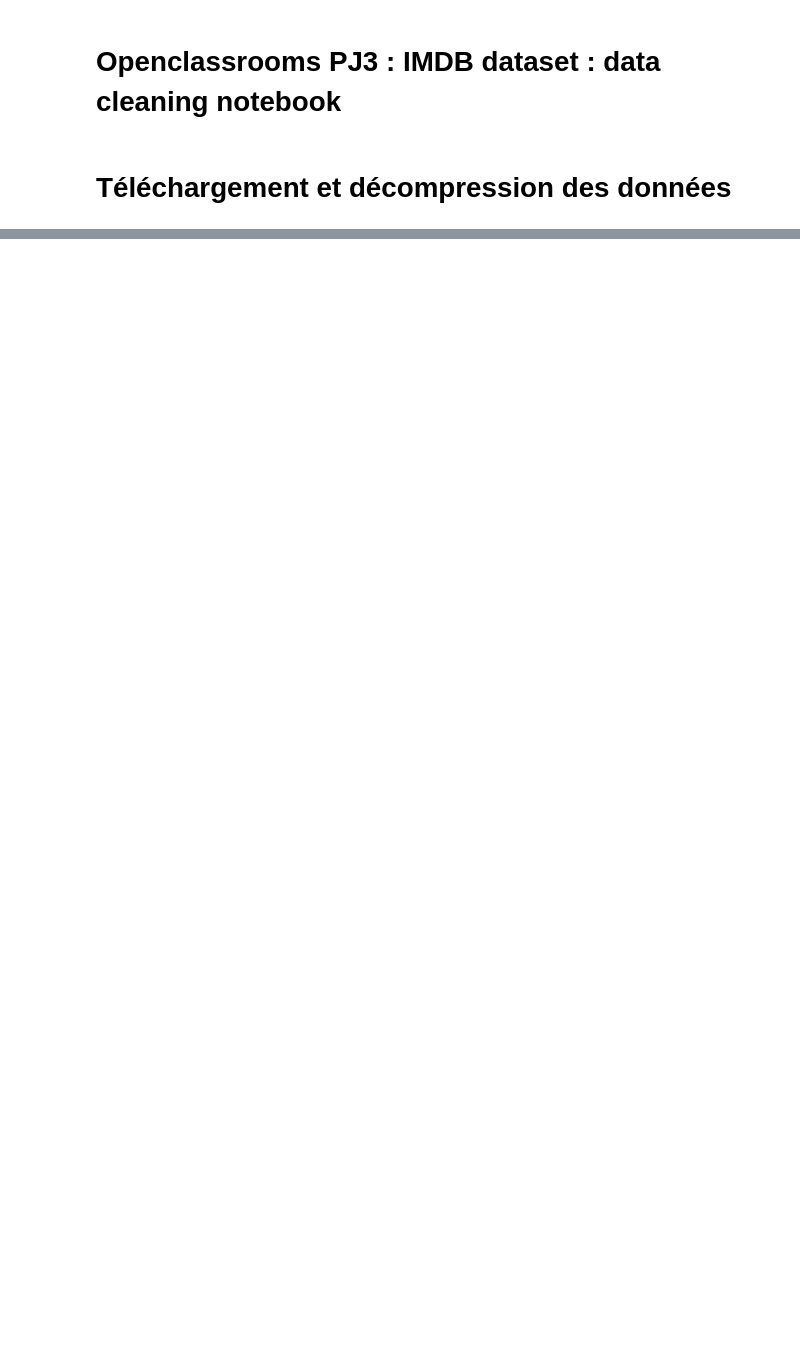
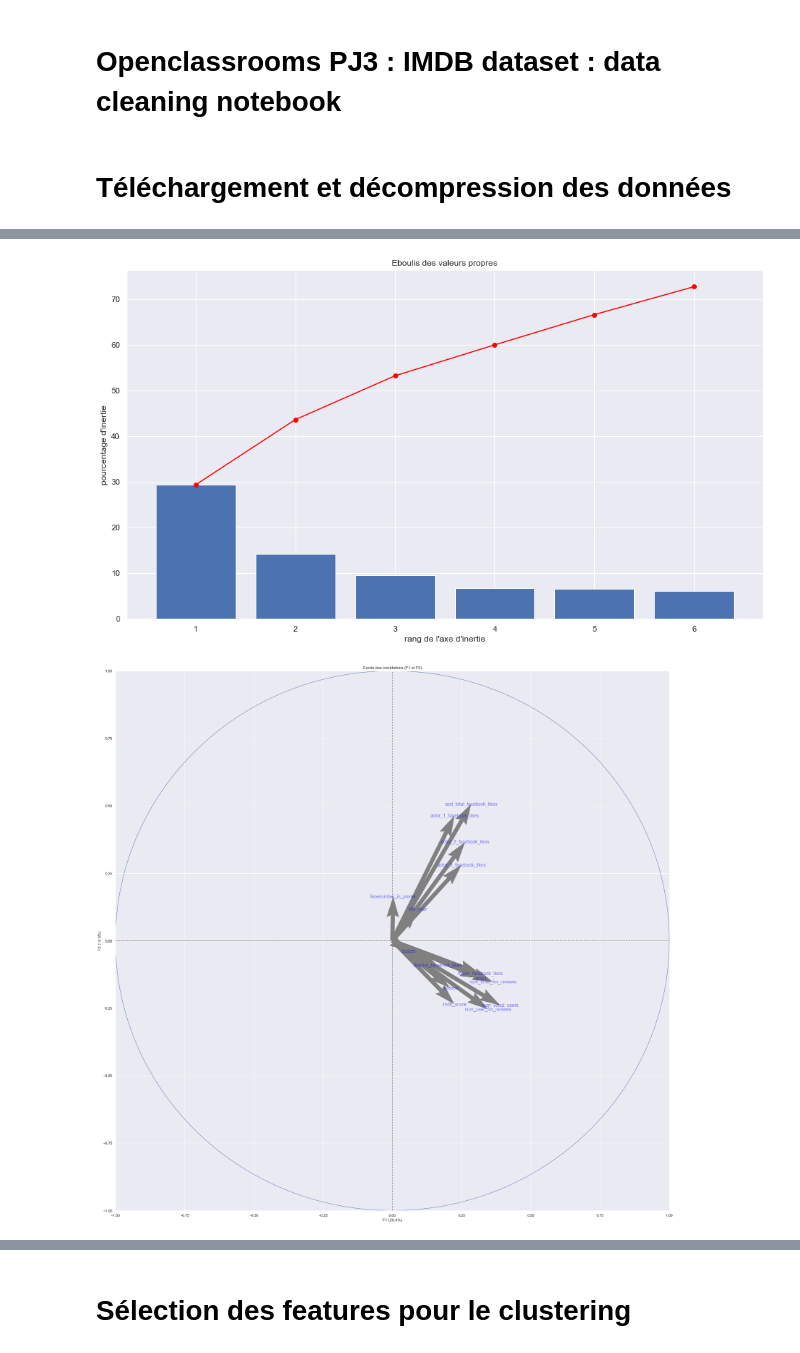
Before and after one commit to Severac/openclassrooms, a Jupyter notebook: PJ3/PJ3_dataclean.ipynb, the cells around one changed output, grey strips where cells are left out. Drawn from its saved outputs; the diff is of its cells as text; code cells hidden in the pictures; blank space fills up the shorter version.

```diff
--- a/PJ3/PJ3_dataclean.ipynb
+++ b/PJ3/PJ3_dataclean.ipynb
@@ -52,0 +420,58 @@ if (DOWNLOAD_DATA == True):
+# %%
+
+from sklearn import decomposition
+from sklearn import preprocessing
+
+# Import `PCA` from `sklearn.decomposition`
+from sklearn.decomposition import PCA
+
+# Build the model
+pca = PCA(n_components=2)
+
+# choix du nombre de composantes à calculer
+n_comp = 6
+
+# import de l'échantillon
+data = df
+
+# selection des colonnes à prendre en compte dans l'ACP
+data_pca = df [numerical_features]
+
+# préparation des données pour l'ACP
+#data_pca = data_pca.fillna(data_pca.mean()) # Il est fréquent de remplacer les valeurs inconnues par la moyenne de la variable
+data_pca = data_pca.dropna()
+
+X = data_pca.values
+#names = data["idCours"] # ou data.index pour avoir les intitulés
+
+#features = data.columns
+features = data_pca.columns
+
+# Centrage et Réduction
+std_scale = preprocessing.StandardScaler().fit(X)
+X_scaled = std_scale.transform(X)
+
+# Calcul des composantes principales
+pca = decomposition.PCA(n_components=n_comp)
+pca.fit(X_scaled)
+
+# Eboulis des valeurs propres
+display_scree_plot(pca)
+
+# Cercle des corrélations
+pcs = pca.components_
+#plt.figure(figsize=(16,10))
+plt.rcParams["figure.figsize"] = [16,9]
+display_circles(pcs, n_comp, pca, [(0,1),(2,3),(4,5)], labels = np.array(features))
+
+
+# Projection des individus
+X_projected = pca.transform(X_scaled)
+#display_factorial_planes(X_projected, n_comp, pca, [(0,1),(2,3),(4,5)], illustrative_var=data_pca[['nutrition_scoring']].values[:,0])
+display_factorial_planes(X_projected, n_comp, pca, [(0,1),(2,3),(4,5)])
+
+
+plt.show()
+# %% [output]
+[figure, added]
+[figure, added]
@@ -52,0 +483,2 @@ if (DOWNLOAD_DATA == True):
+# %% [markdown]
+# Sélection des features pour le clustering
```
Also changed, not shown: parts of 43 cells of this notebook, 8 other files.
